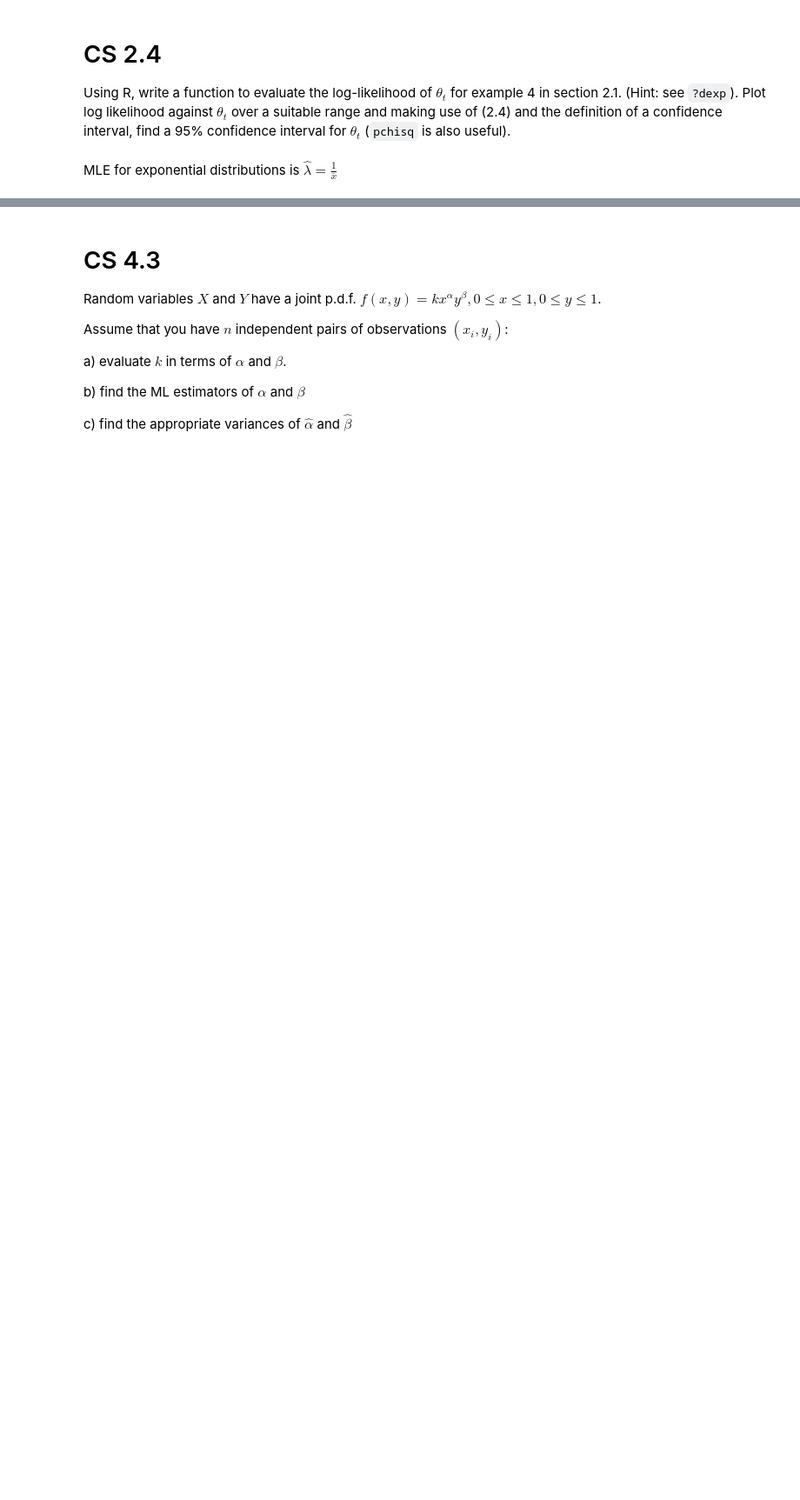
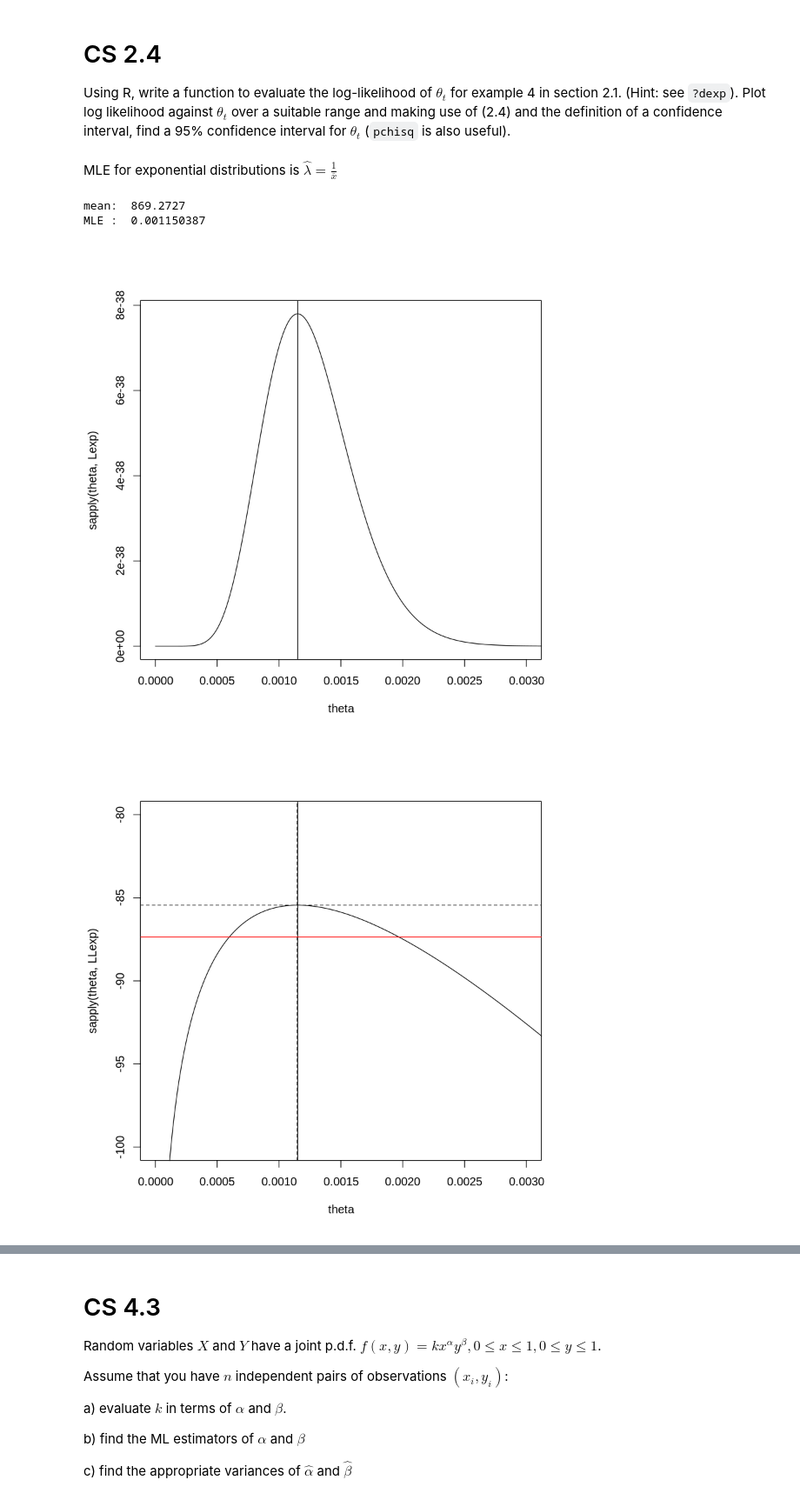
Before and after one commit to andrealorenzon/sm4ds, a Jupyter notebook: Assignment 5.ipynb, the cells around one changed output, grey strips where cells are left out. Shown: that part at 87% size. Saved outputs shown, nothing was run; the diff lists cells and outputs as text; code cells hidden in the pictures; blank space fills up the shorter version.

```diff
--- a/Assignment 5.ipynb
+++ b/Assignment 5.ipynb
@@ -62,21 +62,48 @@ Using R, write a function to evaluate the log-likelihood of $\theta_t$ for examp
 # %% [markdown]
 MLE for exponential distributions is $\hat\lambda=\frac{1}{\bar x}$
 # %%
+
+
+#range of theta
+theta <- seq (0.00000001, 0.01, 0.00001)
+
+#data from book
+xx = c (28, 32, 49, 84, 357,933,1078,1183,1560,2114,2144)
+
+cat("mean: " , mean(xx), "\n")
+cat("MLE : " , 1/mean(xx)) #MLE
+
+n= length(xx)
+
+#log likelihod
 LLexp <- function (theta) {
      log(theta) * n -theta*sum(xx)
 }
-LLexp2 <- Vectorize(LLexp, "theta")
 
-
-#range of theta
-theta <- seq (0.00000001, 1000, 1)
-
-#data from book
-xx = c (28, 32, 49, 84, 357,933,1078,1183,1560,2114,2144)
-mean(xx) #MLE
-n= length(xx)
-#length(LLexp2(xx,theta))
-#length(theta)
-
-plot(theta,sapply(theta, LLexp2))
-#this is wrong. There should be a maximum at 869,27 ..
+#likelihood, to compare peaks
+Lexp <- function (theta) {
+    theta^n * exp(-theta*sum(xx))
+}
+# %% [output]
+mean:  869.2727
+MLE :  0.001150387
+# %%
+options(warn=-1) #to temporarily suppress warnings about Nelder-Mead optimization
+
+#likelihood (extra work, just for reference)
+plot(theta,sapply(theta, Lexp), type="l", xlim=c(0,0.003))
+abline(v=1/mean(xx))  #MLE
+
+#loglikelihood with CI
+negLLexp <- function (t) { - LLexp(t)} #negative log lik target function
+opt <- optim(1,negLLexp)
+#despite the warnings, the results are reliable
+
+plot(theta,sapply(theta, LLexp), type="l", xlim=c(0,0.003), ylim=c(-100,-80))
+abline(v=1/mean(xx))  #MLE
+abline(v=opt$par, lty=2) #perfect superposition with MLE
+abline(h=-opt$value, lty=2) #max L
+abline(h=-opt$value-qchisq(.95,1)/2, lty=1, col="red")  #95% CI for ML
+# %% [output]
+[figure, added]
+[figure, added]
```
Also changed, not shown: parts of 1 cell of this notebook.
